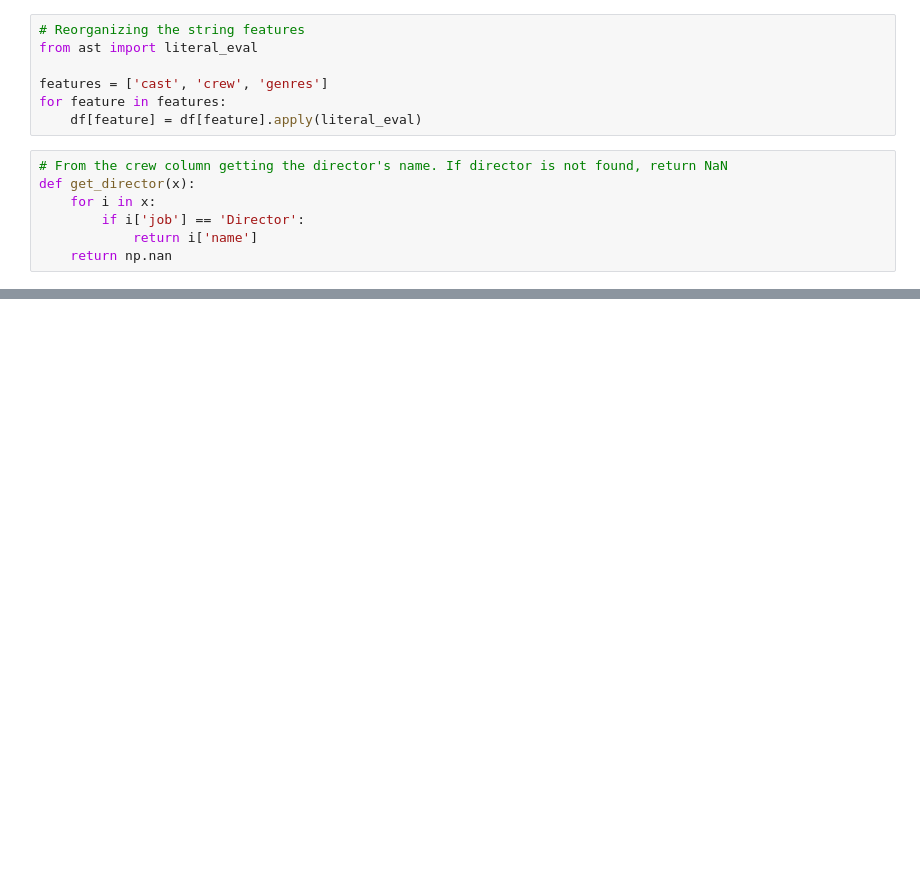
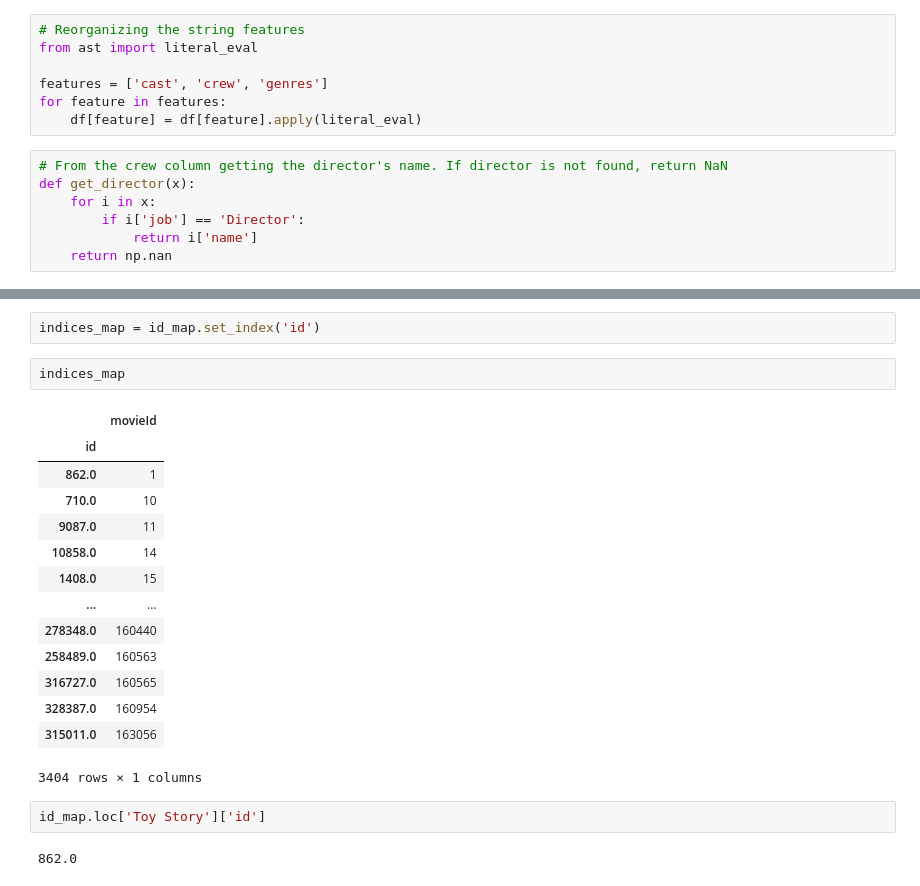
Before and after one commit to aliatabay1/Movie_Recommendation_System, a Jupyter notebook: Pre-processing and Modeling.ipynb, the cells around one changed output, grey strips where cells are left out. Cells and saved outputs as stored; diff of their text form; blank space fills up the shorter version.

```diff
--- a/Pre-processing and Modeling.ipynb
+++ b/Pre-processing and Modeling.ipynb
@@ -404,0 +480,23 @@ NameError: name 'svd' is not defined
+# %%
+indices_map = id_map.set_index('id')
+# %%
+indices_map
+# %% [output]
+|  | movieId |
+| id |  |
+| 862.0 | 1 |
+| 710.0 | 10 |
+| 9087.0 | 11 |
+| 10858.0 | 14 |
+| 1408.0 | 15 |
+| ... | ... |
+| 278348.0 | 160440 |
+| 258489.0 | 160563 |
+| 316727.0 | 160565 |
+| 328387.0 | 160954 |
+| 315011.0 | 163056 |
+3404 rows × 1 columns
+# %%
+id_map.loc['Toy Story']['id']
+# %% [output]
+862.0
```
Also changed, not shown: parts of 81 cells of this notebook.
